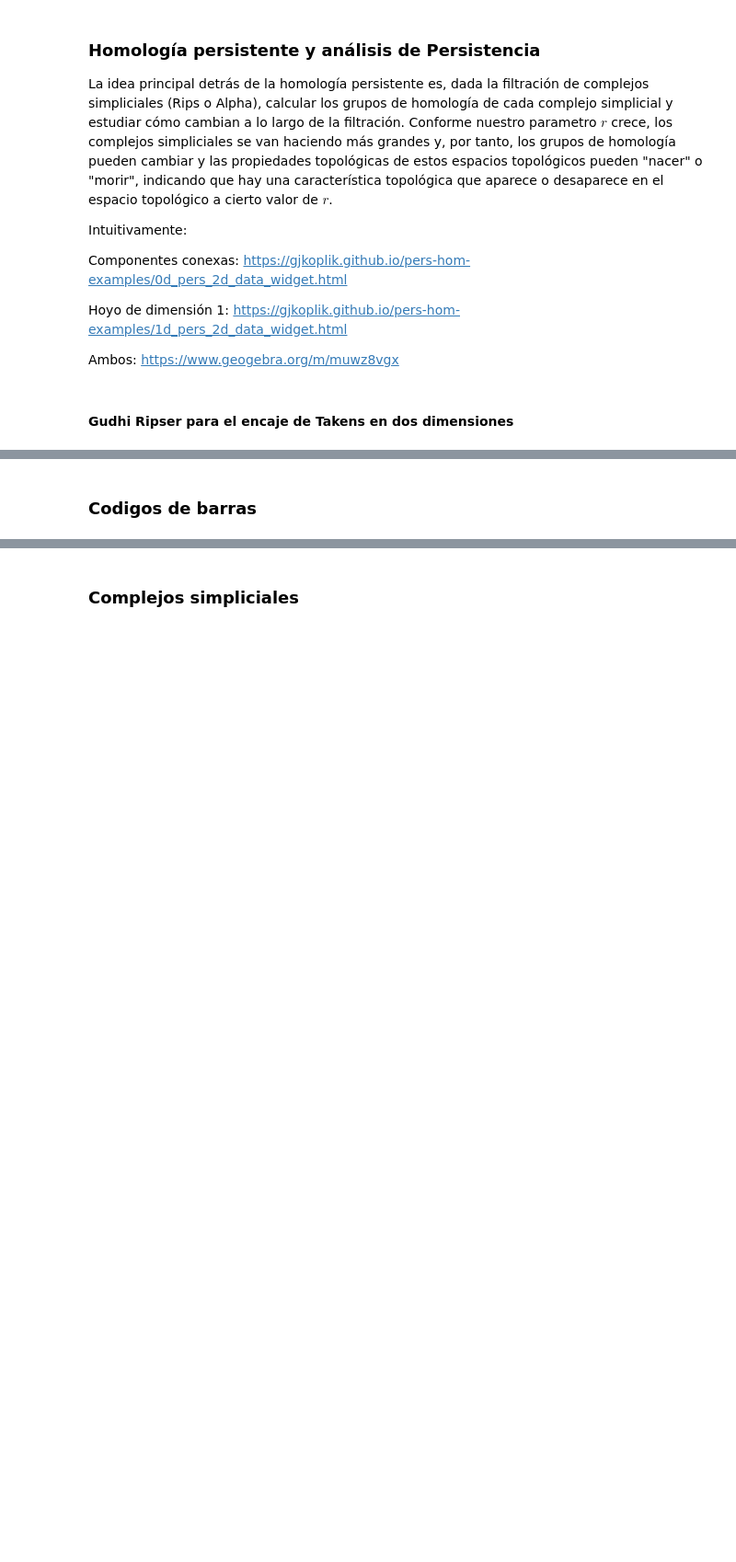
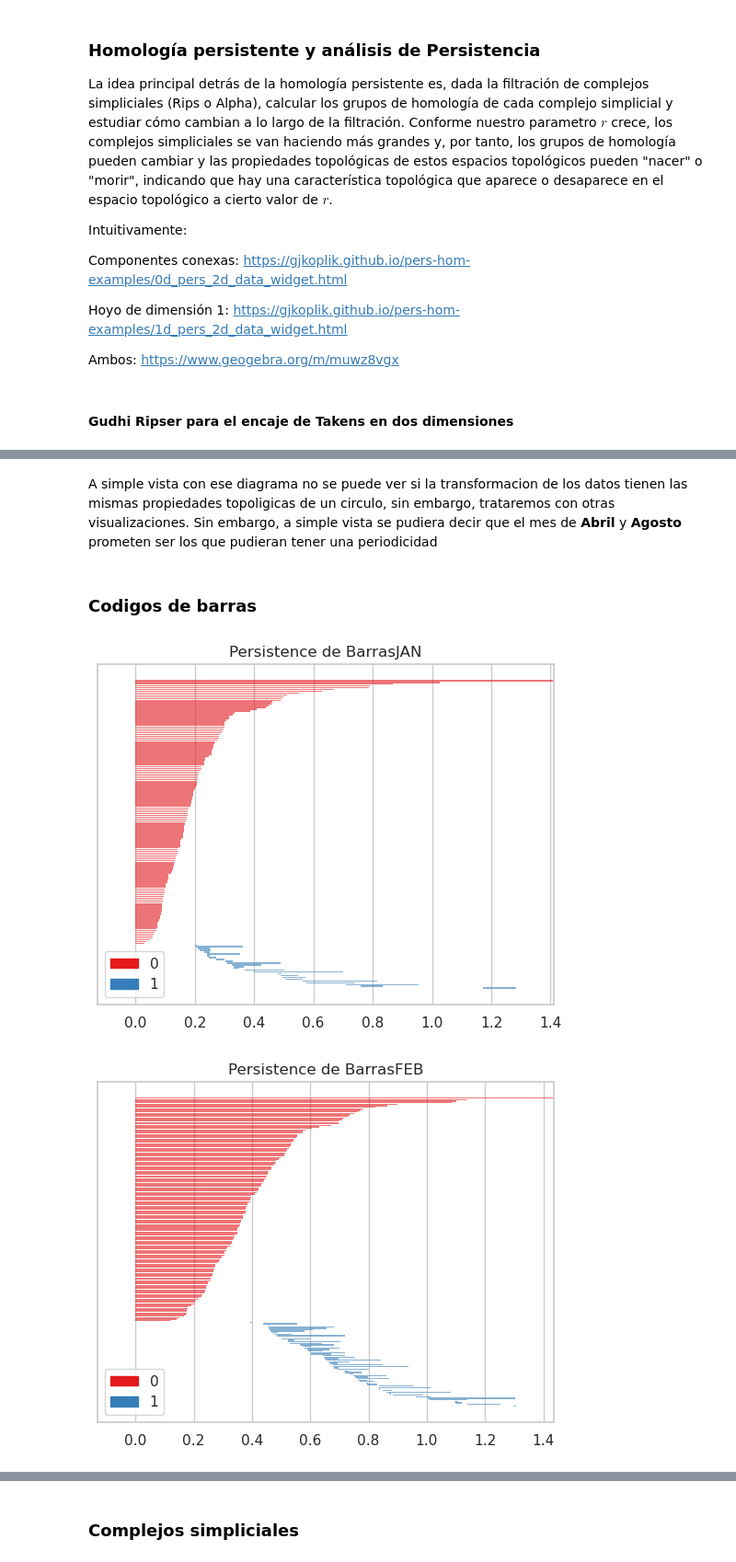
Before and after one commit to CastroMaster10/ENSO-Persistence-analysis, a Jupyter notebook: main.ipynb, the cells around one changed output, grey strips where cells are left out. Shown at 92% size. Cells and saved outputs as stored; diff of their text form; code cells hidden in the pictures; blank space fills up the shorter version.

```diff
--- a/main.ipynb
+++ b/main.ipynb
@@ -163,0 +178,6 @@ Por terminos de simplicidad, trabajaremos con los datos del mes de enero.
+# %%
+def find_optimal_delay(x, maxtau=50):
+    mi = delay.dmi(x, maxtau=maxtau)
+    diffmi = np.diff(mi)
+    return int(np.where(diffmi > 0)[0][0]) #returns the first element in which the difference is greater than 0. It means that gives you the local optimal
+    #print(np.where(diffmi > 0))
@@ -269,2 +330,16 @@ Por otro lado, para el caso de los puntos azules que representan a $B_1$, parece
+# %% [markdown]
+A simple vista con ese diagrama no se puede ver si la transformacion de los datos tienen las mismas propiedades topoligicas de un circulo, sin embargo, trataremos con otras visualizaciones. Sin embargo, a simple vista se pudiera decir que el mes de **Abril** y **Agosto** prometen ser los que pudieran tener una periodicidad
 # %% [markdown]
 ### Codigos de barras
+# %%
+for i,column in enumerate(y.columns):
+    y_transformed = encaje_takens(y[column],int(parametros_optimos_meses.loc[i][1]),int(parametros_optimos_meses.loc[i][2]),stride=1)
+    skeletonCirc=gd.RipsComplex(points=y_transformed, max_edge_length = 2)
+    Rips_simplex_tree_Circ = skeletonCirc.create_simplex_tree(max_dimension = 2)
+    diag_inf = Rips_simplex_tree_Circ.persistence(min_persistence=0)
+    gd.plot_persistence_barcode(diag_inf);
+    plt.title(f'Persistence de Barras{column}')
+    plt.show()
+# %% [output]
+[figure, added]
+[figure, added]
```
Also changed, not shown: parts of 28 cells of this notebook.
